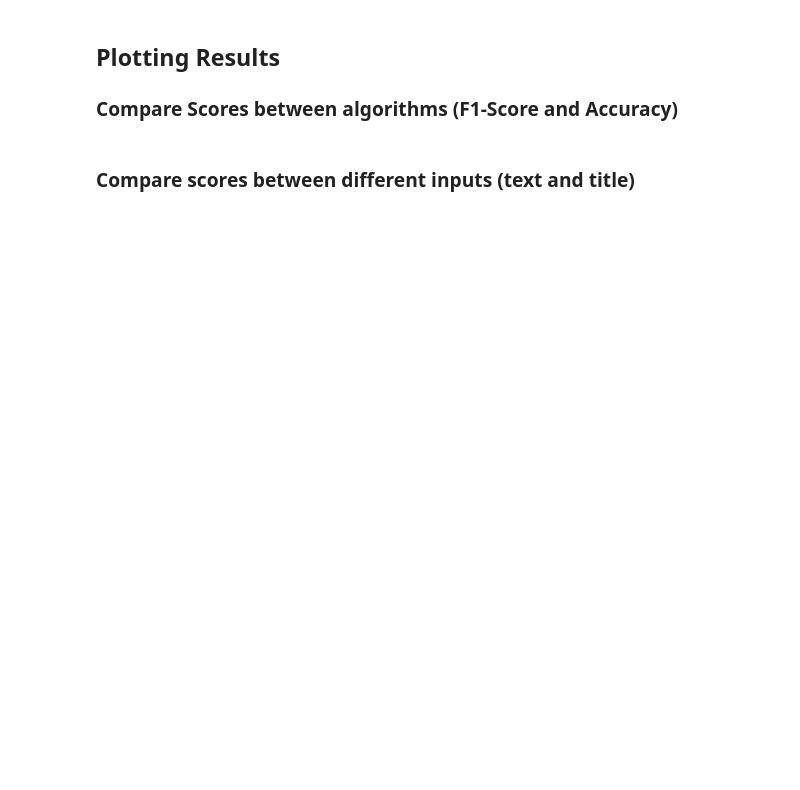
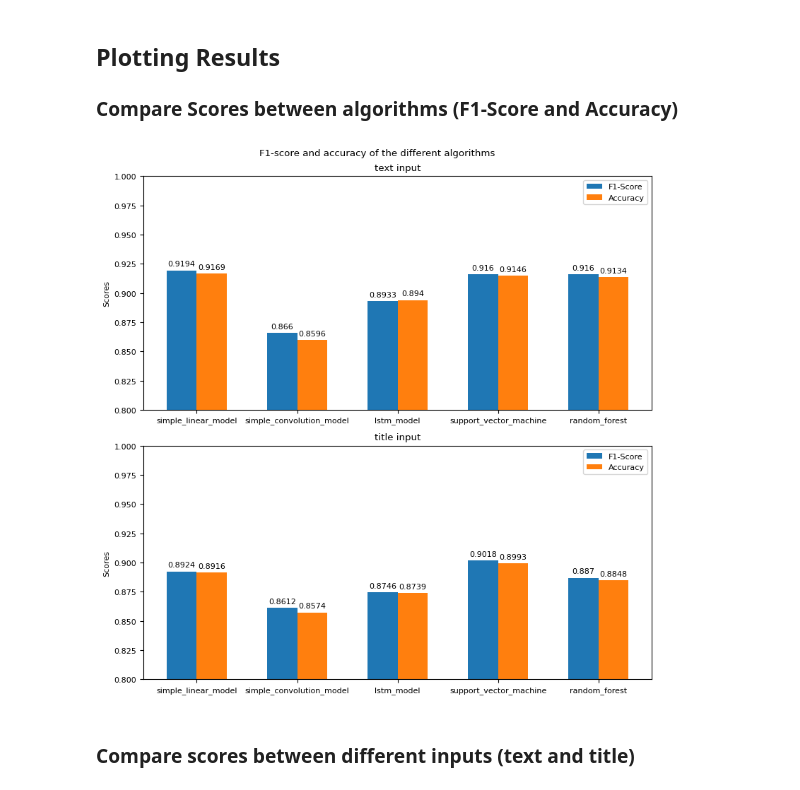
Before and after one commit to StellaLukasser/AIR, a Jupyter notebook: A3.ipynb, the cells around one changed output. Saved outputs shown, nothing was run; the diff lists cells and outputs as text; code cells hidden in the pictures; blank space fills up the shorter version.

```diff
--- a/A3.ipynb
+++ b/A3.ipynb
@@ -472,15 +472,6 @@ params = {'batch_size': batch_size,
 
 
 data_d2v = pd.read_pickle("data/data_w2v.pkl")
-titles = list()
-texts = list()
-# print("interpreting data")
-# for i, row in data_d2v.iterrows():
-#     titles.append(ast.literal_eval(row["title"]))
-#     texts.append(ast.literal_eval(row["text"]))
-# print("done interpreting data")
-# data_d2v["title"] = titles
-# data_d2v["text"] = texts
 
 data_d2v_title = data_d2v[["title", "label"]].copy()
 data_d2v_text = data_d2v[["text", "label"]].copy()
@@ -519,11 +510,5 @@ train_dataloader_title = DataLoader(train_dataset_title, **params)
 test_dataloader_title = DataLoader(test_dataset_title, **params)
 train_dataloader_text = DataLoader(train_dataset_text, **params)
 test_dataloader_text = DataLoader(test_dataset_text, **params)
-
-for batch, (X, y) in enumerate(train_dataloader_title):
-    # print(X)
-    # print(X.shape)
-    # print(y.shape)
-    break
 # %% [markdown]
 ## Helper Functions
@@ -730,7 +758,7 @@ results["simple_convolution_model"]["text"] = createDictElement(r)
 # %%
-class FA_KES(nn.Module):
+class LSTM(nn.Module):
     def __init__(self):
-        super(FA_KES, self).__init__()
+        super(LSTM, self).__init__()
         self.fc1 = nn.Linear(embed_dim, 100)
         # self.embed = nn.Embedding(
         #     num_embeddings=len(w2v_model.wv),
@@ -755,7 +783,7 @@ class FA_KES(nn.Module):
         return x
 
 
-model = FA_KES().to(device)
+model = LSTM().to(device)
 
 loss_fn = nn.BCELoss()
 optimizer = torch.optim.Adam(model.parameters())
@@ -764,7 +792,7 @@ results["lstm_model"] = {}
 r = train_and_evaluate(train_dataloader_title, test_dataloader_title, model, loss_fn, optimizer)
 results["lstm_model"]["title"] = createDictElement(r)
 
-model = FA_KES().to(device)
+model = LSTM().to(device)
 
 loss_fn = nn.BCELoss()
 optimizer = torch.optim.Adam(model.parameters())
@@ -905,38 +976,40 @@ wc(1)
 matplotlib.rcParams.update({'font.size': 8})
 fig, ax = plt.subplots(2, figsize=(8,8))
 plt.suptitle("F1-score and accuracy of the different algorithms")
-width = 0.25  # the width of the bars
+width = 0.3  # the width of the bars
 
 def setSubplots1(input, axis_x):
     ax[axis_x].set_ylim(0.8, 1.0)
     algorithms = []
     f1s = []
     accs = []
     for element in results:
         algorithms.append(element)
         f1s.append(round(results[element][input]["f1_score"],4))
         accs.append(round(results[element][input]["accuracy"],4))
 
     x = np.arange(len(algorithms))  # the label locations
 
     rects1 = ax[axis_x].bar(x - width/2, f1s, width, label='F1-Score')
     rects2 = ax[axis_x].bar(x + width/2, accs, width, label='Accuracy')
 
     # Add some text for labels, title and custom x-axis tick labels, etc.
     ax[axis_x].set_ylabel('Scores')
     ax[axis_x].set_title(input + ' input')
     ax[axis_x].set_xticks(x, algorithms)
     ax[axis_x].legend()
 
     ax[axis_x].bar_label(rects1, padding=3)
     ax[axis_x].bar_label(rects2, padding=3)
 
 setSubplots1("text", 0)
 setSubplots1("title", 1)
 
 fig.tight_layout()
 
-plt.show()
+plt.savefig("figures/Comparison_algorithms")
+# %% [output]
+[figure, added]
 # %% [markdown]
 ### Compare scores between different inputs (text and title)
 # %%
```
Also changed, not shown: parts of 36 cells of this notebook, 2 other files.
